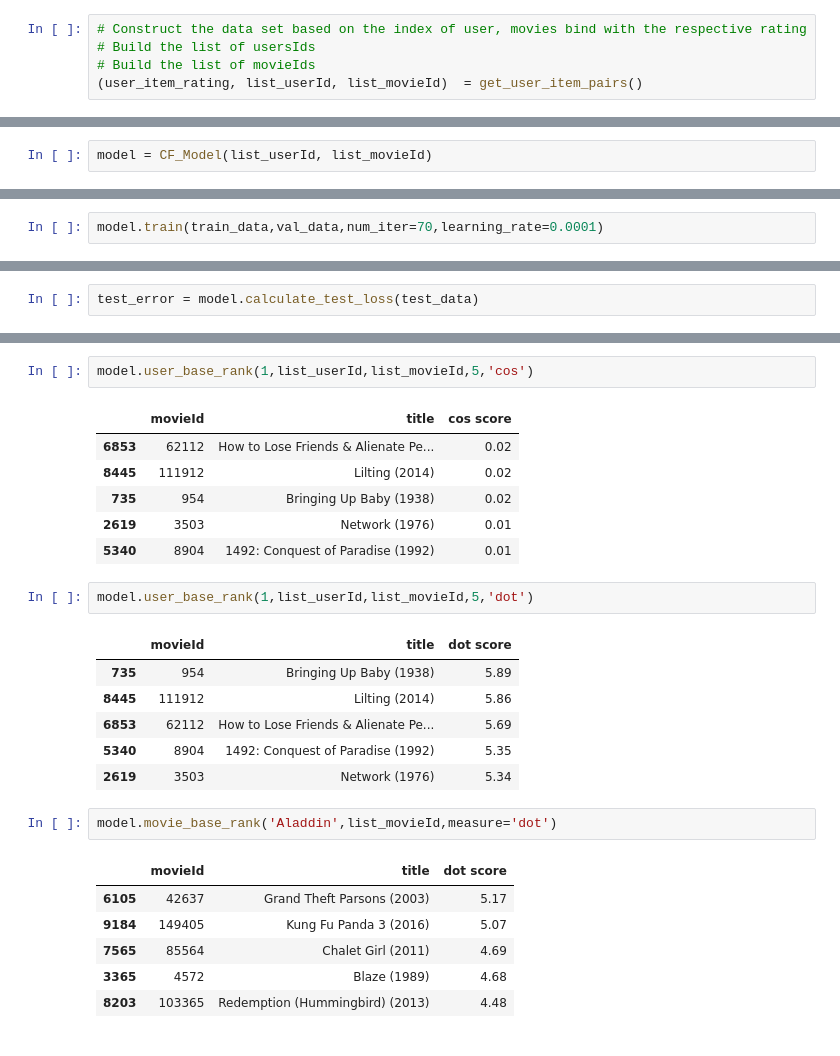
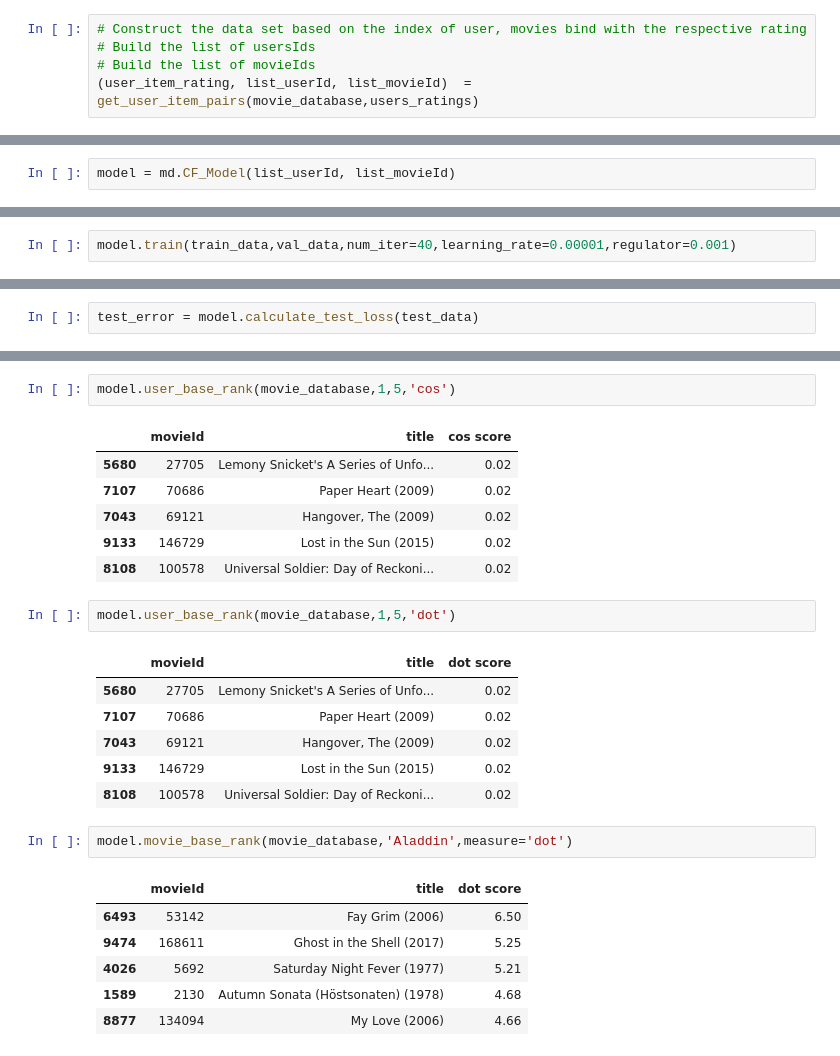
Before and after one commit to ljibajap/ECE196_ML, a Jupyter notebook: main.ipynb, the cells around one changed output, grey strips where cells are left out. Saved outputs shown, nothing was run; the diff lists cells and outputs as text.

```diff
--- a/main.ipynb
+++ b/main.ipynb
@@ -144,7 +63,7 @@ def data_split(data,val_fraction=0.25,test_fraction=0.1):
 # Construct the data set based on the index of user, movies bind with the respective rating
 # Build the list of usersIds
 # Build the list of movieIds
-(user_item_rating, list_userId, list_movieId)  = get_user_item_pairs()
+(user_item_rating, list_userId, list_movieId)  = get_user_item_pairs(movie_database,users_ratings)
 # %%
 # Split the data in train, validation and test set
 # Get the 10% for test set
@@ -316,3 +101,3 @@ class CF_Model(object):
 # %%
-model = CF_Model(list_userId, list_movieId)
+model = md.CF_Model(list_userId, list_movieId)
 # %%
@@ -320,3 +105,3 @@ model.build_model(num_features=5)
 # %%
-model.train(train_data,val_data,num_iter=70,learning_rate=0.0001)
+model.train(train_data,val_data,num_iter=40,learning_rate=0.00001,regulator=0.001)
 # %% [output]
@@ -356,28 +149,28 @@ print(test_error)
 # %%
-model.user_base_rank(1,list_userId,list_movieId,5,'cos')
+model.user_base_rank(movie_database,1,5,'cos')
 # %% [output]
 |  | movieId | title | cos score |
-| 6853 | 62112 | How to Lose Friends & Alienate Pe... | 0.02 |
-| 8445 | 111912 | Lilting (2014) | 0.02 |
-| 735 | 954 | Bringing Up Baby (1938) | 0.02 |
-| 2619 | 3503 | Network (1976) | 0.01 |
-| 5340 | 8904 | 1492: Conquest of Paradise (1992) | 0.01 |
+| 5680 | 27705 | Lemony Snicket's A Series of Unfo... | 0.02 |
+| 7107 | 70686 | Paper Heart (2009) | 0.02 |
+| 7043 | 69121 | Hangover, The (2009) | 0.02 |
+| 9133 | 146729 | Lost in the Sun (2015) | 0.02 |
+| 8108 | 100578 | Universal Soldier: Day of Reckoni... | 0.02 |
 # %%
-model.user_base_rank(1,list_userId,list_movieId,5,'dot')
+model.user_base_rank(movie_database,1,5,'dot')
 # %% [output]
 |  | movieId | title | dot score |
-| 735 | 954 | Bringing Up Baby (1938) | 5.89 |
-| 8445 | 111912 | Lilting (2014) | 5.86 |
-| 6853 | 62112 | How to Lose Friends & Alienate Pe... | 5.69 |
-| 5340 | 8904 | 1492: Conquest of Paradise (1992) | 5.35 |
-| 2619 | 3503 | Network (1976) | 5.34 |
+| 5680 | 27705 | Lemony Snicket's A Series of Unfo... | 0.02 |
+| 7107 | 70686 | Paper Heart (2009) | 0.02 |
+| 7043 | 69121 | Hangover, The (2009) | 0.02 |
+| 9133 | 146729 | Lost in the Sun (2015) | 0.02 |
+| 8108 | 100578 | Universal Soldier: Day of Reckoni... | 0.02 |
 # %%
-model.movie_base_rank('Aladdin',list_movieId,measure='dot')
+model.movie_base_rank(movie_database,'Aladdin',measure='dot')
 # %% [output]
 |  | movieId | title | dot score |
-| 6105 | 42637 | Grand Theft Parsons (2003) | 5.17 |
-| 9184 | 149405 | Kung Fu Panda 3 (2016) | 5.07 |
-| 7565 | 85564 | Chalet Girl (2011) | 4.69 |
-| 3365 | 4572 | Blaze (1989) | 4.68 |
-| 8203 | 103365 | Redemption (Hummingbird) (2013) | 4.48 |
+| 6493 | 53142 | Fay Grim (2006) | 6.50 |
+| 9474 | 168611 | Ghost in the Shell (2017) | 5.25 |
+| 4026 | 5692 | Saturday Night Fever (1977) | 5.21 |
+| 1589 | 2130 | Autumn Sonata (Höstsonaten) (1978) | 4.68 |
+| 8877 | 134094 | My Love (2006) | 4.66 |
 # %%
```
Also changed, not shown: parts of 15 cells of this notebook, 3 other files.
